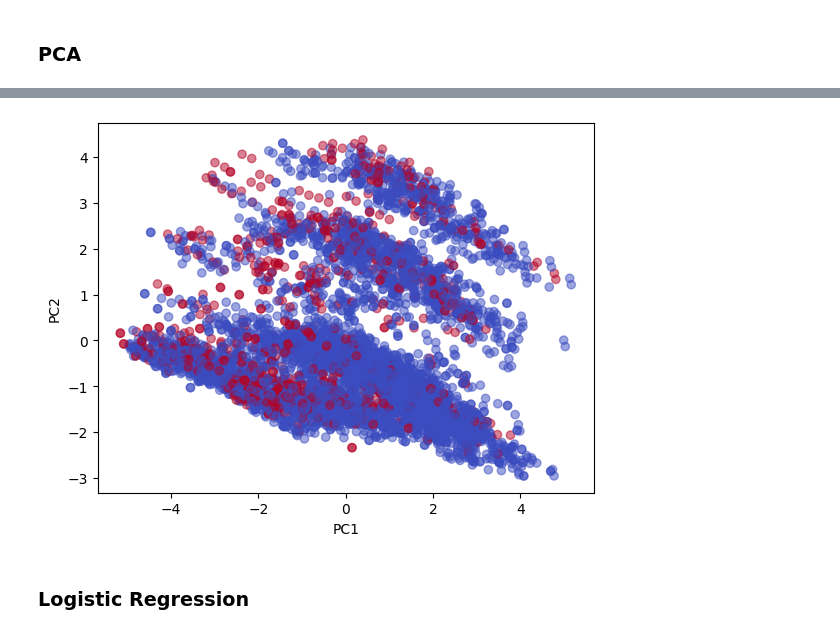
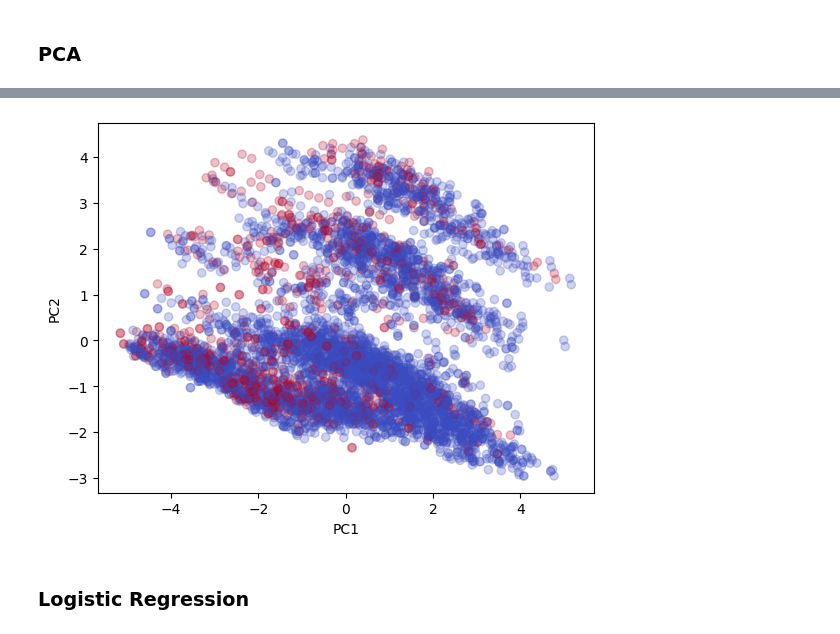
Before and after one commit to straylight77/data-sci-learning, a Jupyter notebook: dat203/final.ipynb, the cells around one changed output, grey strips where cells are left out. Saved outputs shown, nothing was run; the diff lists cells and outputs as text; code cells hidden in the pictures.

```diff
--- a/dat203/final.ipynb
+++ b/dat203/final.ipynb
@@ -575,10 +581,10 @@ Wall time: 2.5 s
 # %%
-plt.scatter(data_pca[0], data_pca[1], c=df_enc["Churn"], alpha=0.5, cmap="tab10")
+plt.scatter(data_pca[0], data_pca[1], c=df_enc["Churn"], alpha=0.25, cmap="coolwarm")
 plt.xlabel("PC1")
 plt.ylabel("PC2")
 plt.show()
 # %% [output]
-[figure, old version]
+[figure, new version]
 # %% [markdown]
 ### Logistic Regression
 # %%
```
Also changed, not shown: parts of 10 cells of this notebook.
